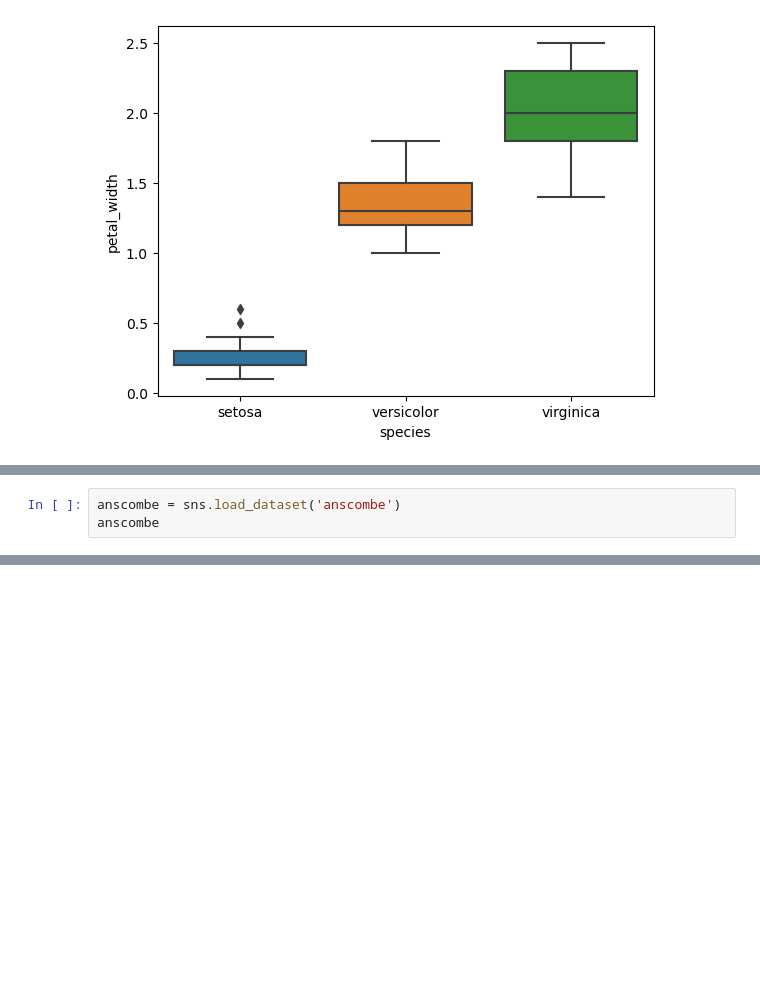
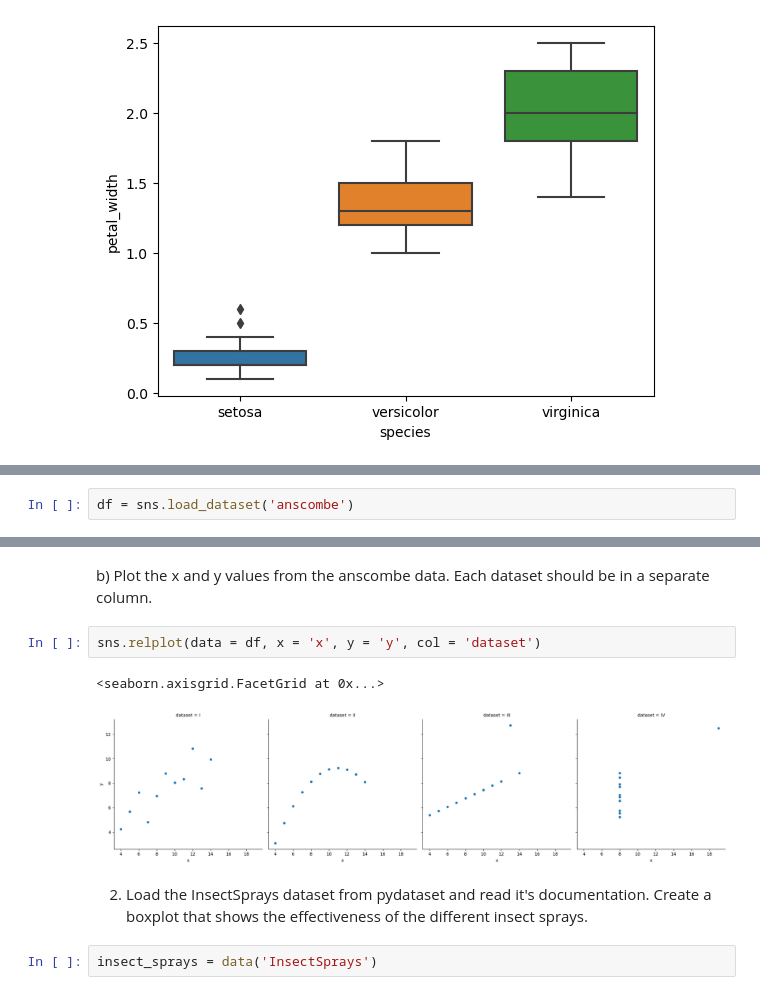
Before and after one commit to TheodoreQuansah/numpy-pandas-visualization-exercises, a Jupyter notebook: seaborn_exercises.ipynb, the cells around one changed output, grey strips where cells are left out. Saved outputs shown, nothing was run; the diff lists cells and outputs as text; blank space fills up the shorter version.

```diff
--- a/seaborn_exercises.ipynb
+++ b/seaborn_exercises.ipynb
@@ -67,3 +51,2 @@ anscombe
 # %%
-anscombe = sns.load_dataset('anscombe')
-anscombe
+df = sns.load_dataset('anscombe')
@@ -91,0 +72,11 @@ AttributeError: module 'seaborn' has no attribute 'groupby'
+# %% [markdown]
+b) Plot the x and y values from the anscombe data. Each dataset should be in a separate column.
+# %%
+sns.relplot(data = df, x = 'x', y = 'y', col = 'dataset')
+# %% [output]
+<seaborn.axisgrid.FacetGrid at 0x...>
+[figure, added]
+# %% [markdown]
+2) Load the InsectSprays dataset from pydataset and read it's documentation. Create a boxplot that shows the effectiveness of the different insect sprays.
+# %%
+insect_sprays = data('InsectSprays')
```
Also changed, not shown: parts of 30 cells of this notebook.
